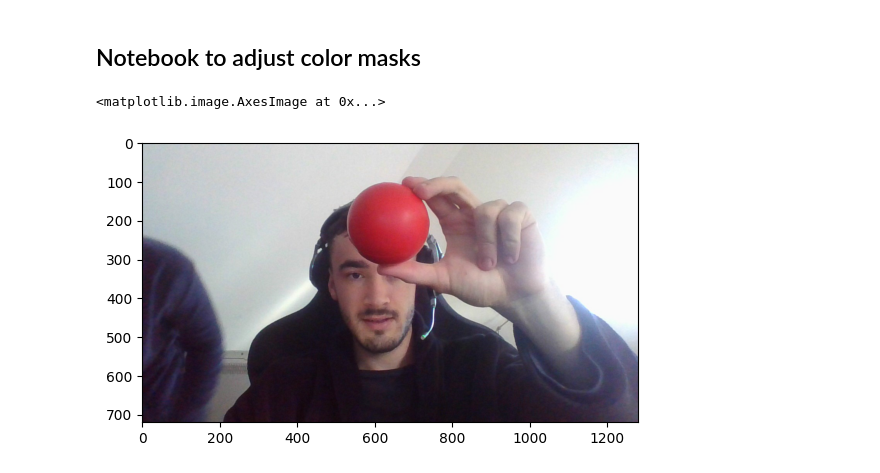
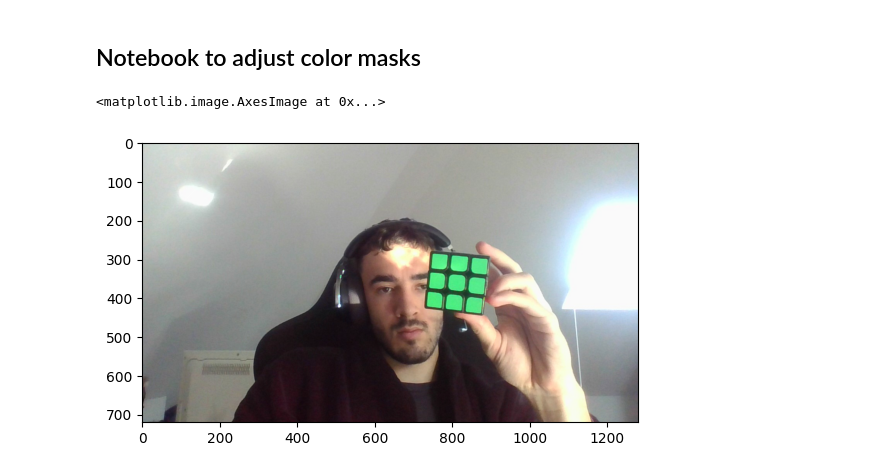
Before and after one commit to AsterisCrack/CV-Project, a Jupyter notebook: color_mask_adjust.ipynb, the cells around one changed output. Cells and saved outputs as stored; diff of their text form; code cells hidden in the pictures.

```diff
--- a/color_mask_adjust.ipynb
+++ b/color_mask_adjust.ipynb
@@ -9,15 +9,16 @@ import sys, os, glob
 #Load images
 root = os.getcwd()
 path = os.path.join(root, "tracker_examples")
-filenames = [i for i in glob.glob(path + '/red_ball.jpg')]
+filenames = [i for i in glob.glob(path + '/green.jpg')]
 file = filenames[0]
 # %%
 # Read image
 img = cv2.imread(file)
+result = img.copy()
 img = cv2.cvtColor(img, cv2.COLOR_BGR2HSV)
 
 #Show image
 plt.imshow(cv2.cvtColor(img, cv2.COLOR_HSV2RGB))
 # %% [output]
 <matplotlib.image.AxesImage at 0x...>
-[figure, old version]
+[figure, new version]
```
Also changed, not shown: parts of 3 cells of this notebook, 2 other files.
